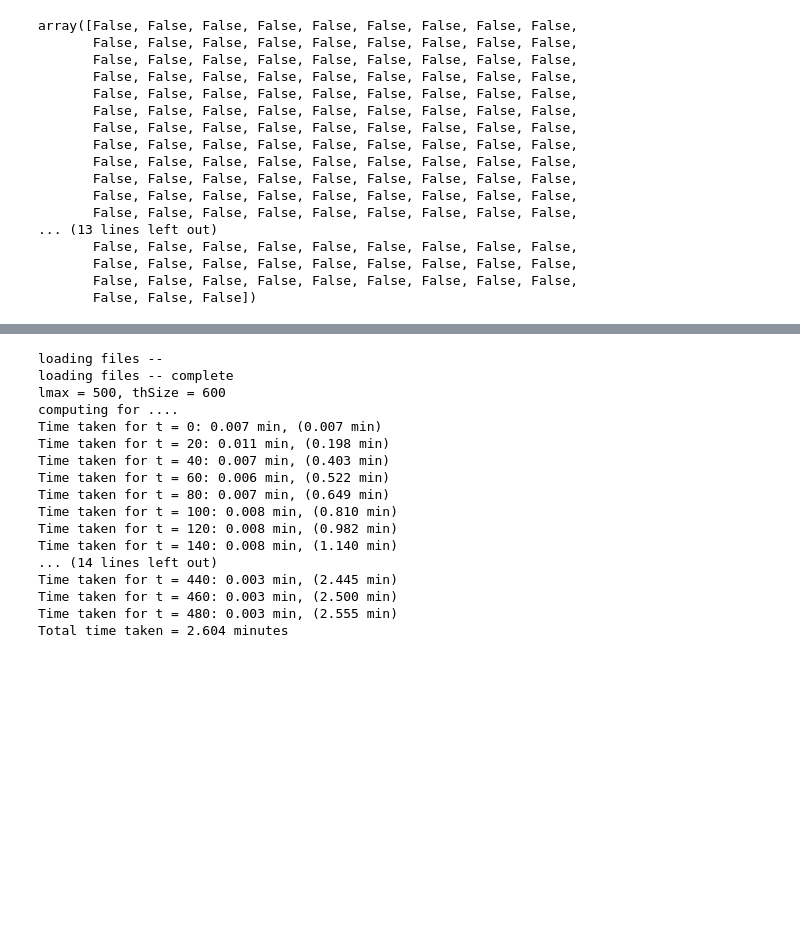
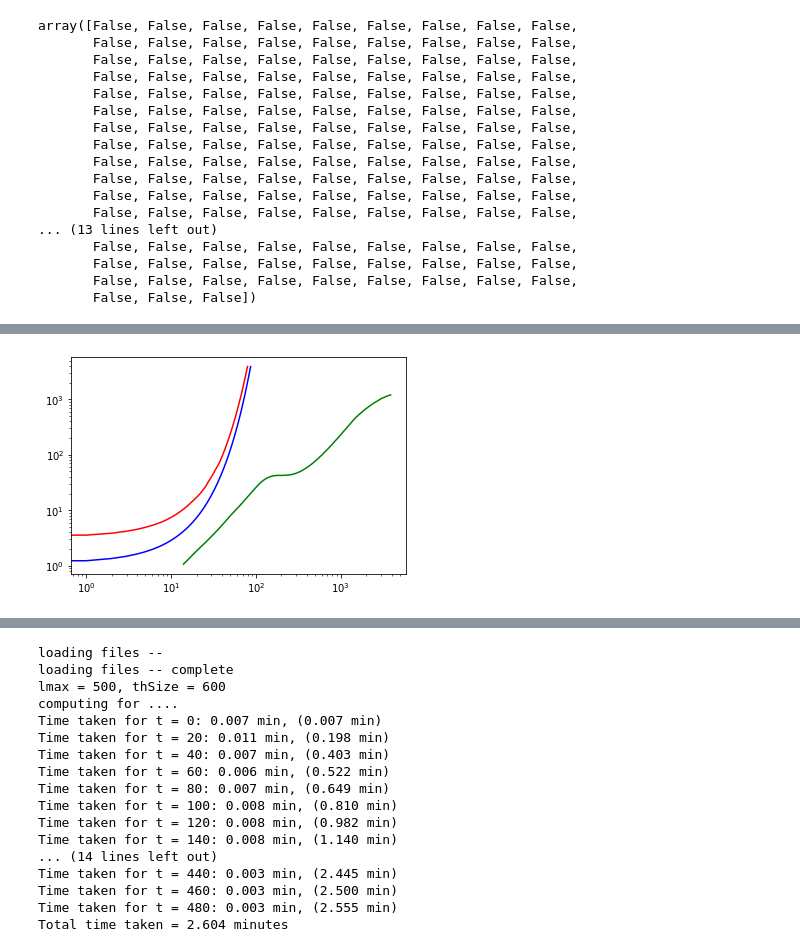
Before and after one commit to samarth-kashyap/dopplervel, a Jupyter notebook: global_inversion2.ipynb, the cells around one changed output, grey strips where cells are left out. Cells and saved outputs as stored; diff of their text form; code cells hidden in the pictures; blank space fills up the shorter version.

```diff
--- a/global_inversion2.ipynb
+++ b/global_inversion2.ipynb
@@ -778 +830,9 @@ plt.show()
+# %%
+plt.figure()
+plt.loglog(uth[:, 0], uth[:, 1], 'g')
+plt.loglog(vth[:, 0], v'r')
+plt.loglog(wth[:, 0], 'b')
+plt.show()
+# %% [output]
+[figure, added]
 # %%
```
Also changed, not shown: parts of 5 cells of this notebook, 13 other files.
